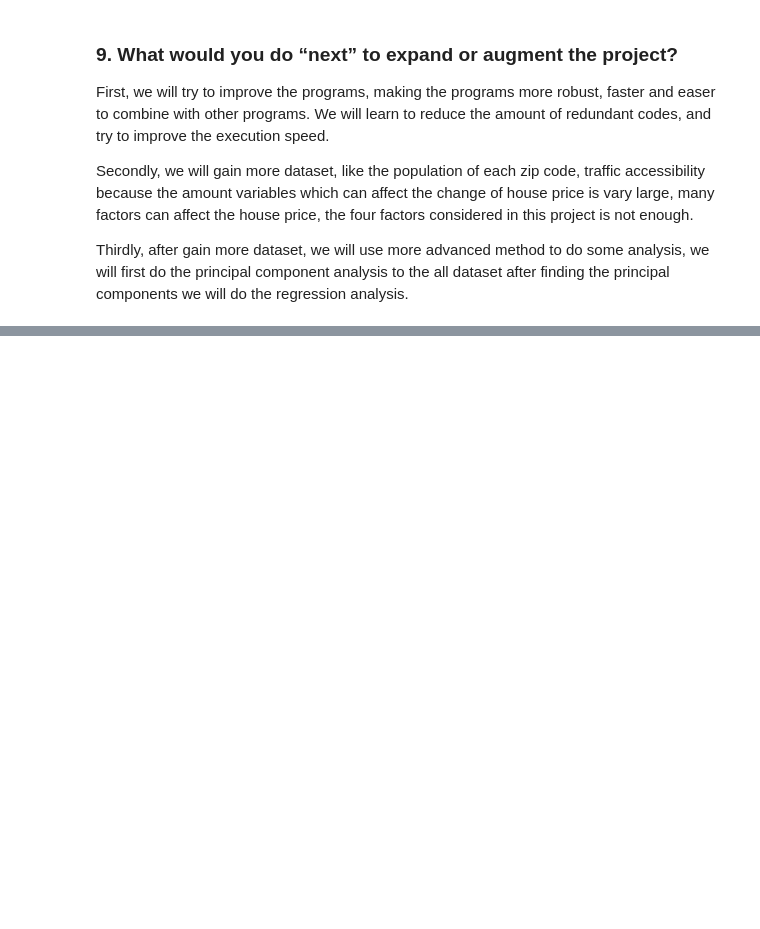
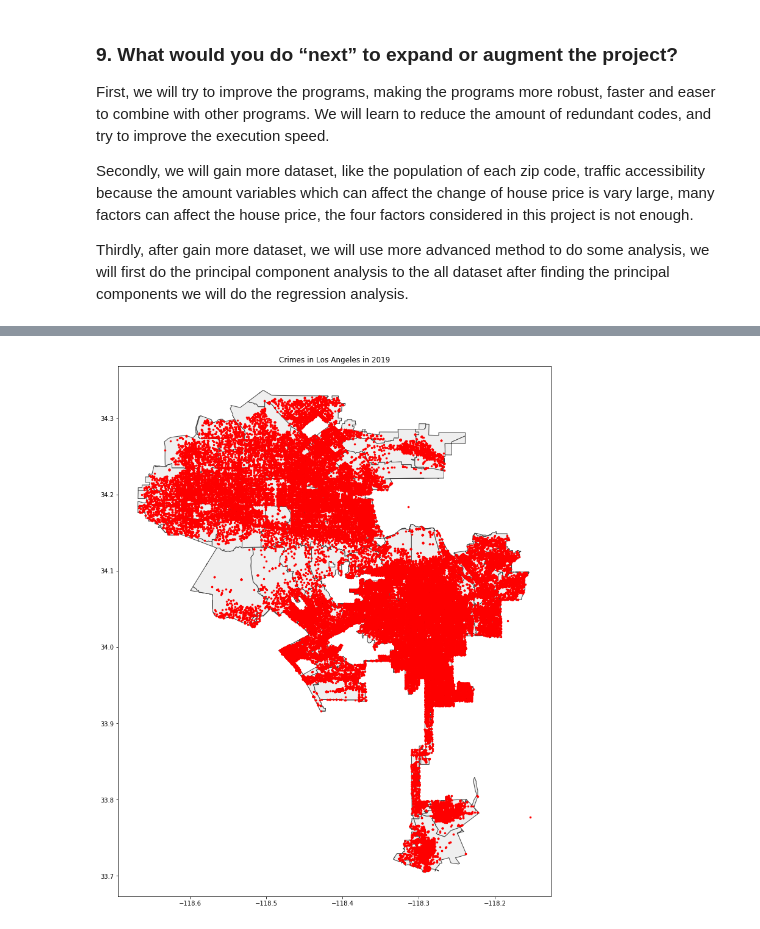
Before and after one commit to InvictusYing/INF-510-Final_Project, a Jupyter notebook: Zhongying_Wang.ipynb, the cells around one changed output, grey strips where cells are left out. Cells and saved outputs as stored; diff of their text form; code cells hidden in the pictures; blank space fills up the shorter version.

```diff
--- a/Zhongying_Wang.ipynb
+++ b/Zhongying_Wang.ipynb
@@ -91,0 +138,19 @@ Thirdly, after gain more dataset, we will use more advanced method to do some an
+# %%
+la_path = 'Los_Angeles_City_Zip_Codes.shp'
+la = gpd.read_file(la_path, encoding='utf-8')
+crime = pd.read_csv('Crime_2019.csv')
+crime = crime.rename(columns={'lat':'y','lon':'x'})
+# %%
+crime = crime[(crime[['y','x']] != 0).all(axis=1)]
+geometry = [Point(xy) for xy in zip(crime.x,crime.y)]
+crs = {'init':'epsg:4326'}
+geo_df = GeoDataFrame(crime,crs=crs,geometry=geometry)
+geo_df.to_file(driver = 'ESRI Shapefile',filename='crime.shp')
+crime_path = 'crime.shp'
+crime_LAC = gpd.read_file(crime_path, encoding='utf-8')
+ax = la.plot(figsize=(18,16),color='#EFEFEF',edgecolor='#444444')
+crime_LAC.plot(ax=ax,color='red',markersize=6)
+plt.title("Crimes in Los Angeles in 2019");
+plt.axis('on');
+# %% [output]
+[figure, added]
```
Also changed, not shown: parts of 18 cells of this notebook.
